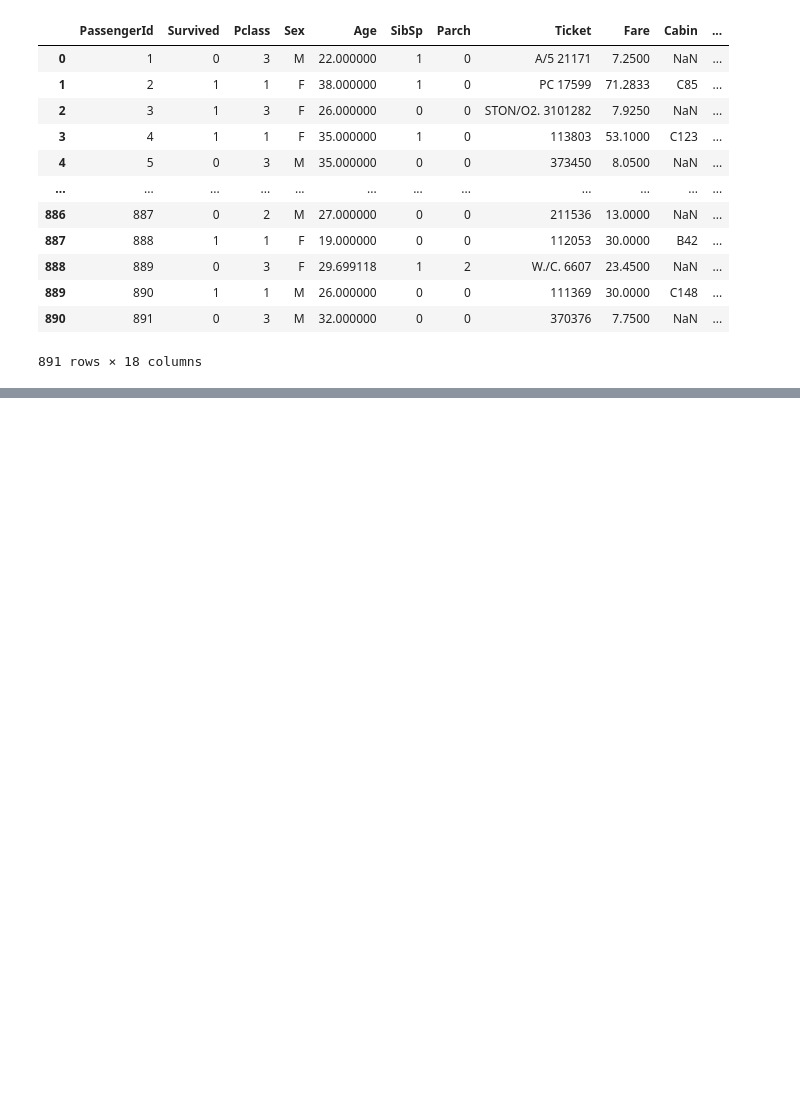
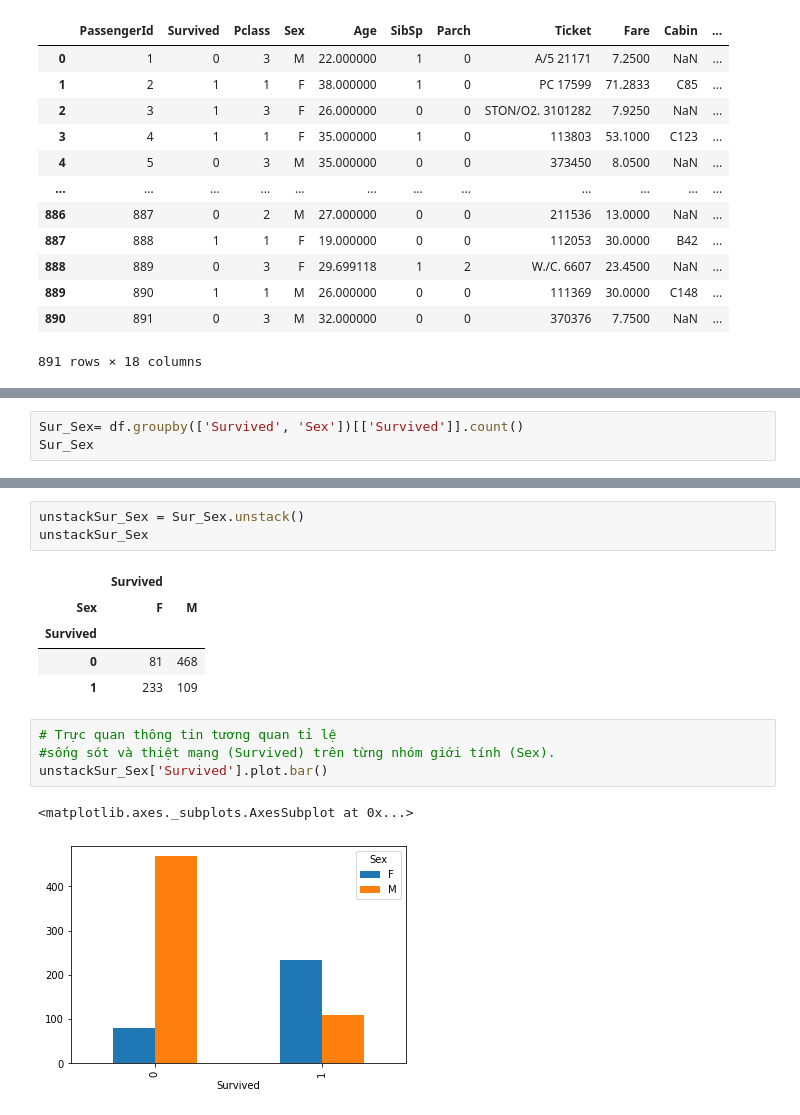
Before and after one commit to NgaanLee/DataAnalystDeepLearning, a Jupyter notebook: Homeworks_Lap04.ipynb, the cells around one changed output, grey strips where cells are left out. Saved outputs shown, nothing was run; the diff lists cells and outputs as text; blank space fills up the shorter version.

```diff
--- a/Homeworks_Lap04.ipynb
+++ b/Homeworks_Lap04.ipynb
@@ -275,0 +288,3 @@ df
+# %%
+Sur_Sex= df.groupby(['Survived', 'Sex'])[['Survived']].count()
+Sur_Sex
@@ -275,0 +298,16 @@ df
+# %%
+unstackSur_Sex = Sur_Sex.unstack()
+unstackSur_Sex
+# %% [output]
+|  | Survived |  |
+| Sex | F | M |
+| Survived |  |  |
+| 0 | 81 | 468 |
+| 1 | 233 | 109 |
+# %%
+# Trực quan thông tin tương quan tỉ lệ
+#sống sót và thiệt mạng (Survived) trên từng nhóm giới tính (Sex).
+unstackSur_Sex['Survived'].plot.bar()
+# %% [output]
+<matplotlib.axes._subplots.AxesSubplot at 0x...>
+[figure, added]
```
Also changed, not shown: parts of 35 cells of this notebook.
